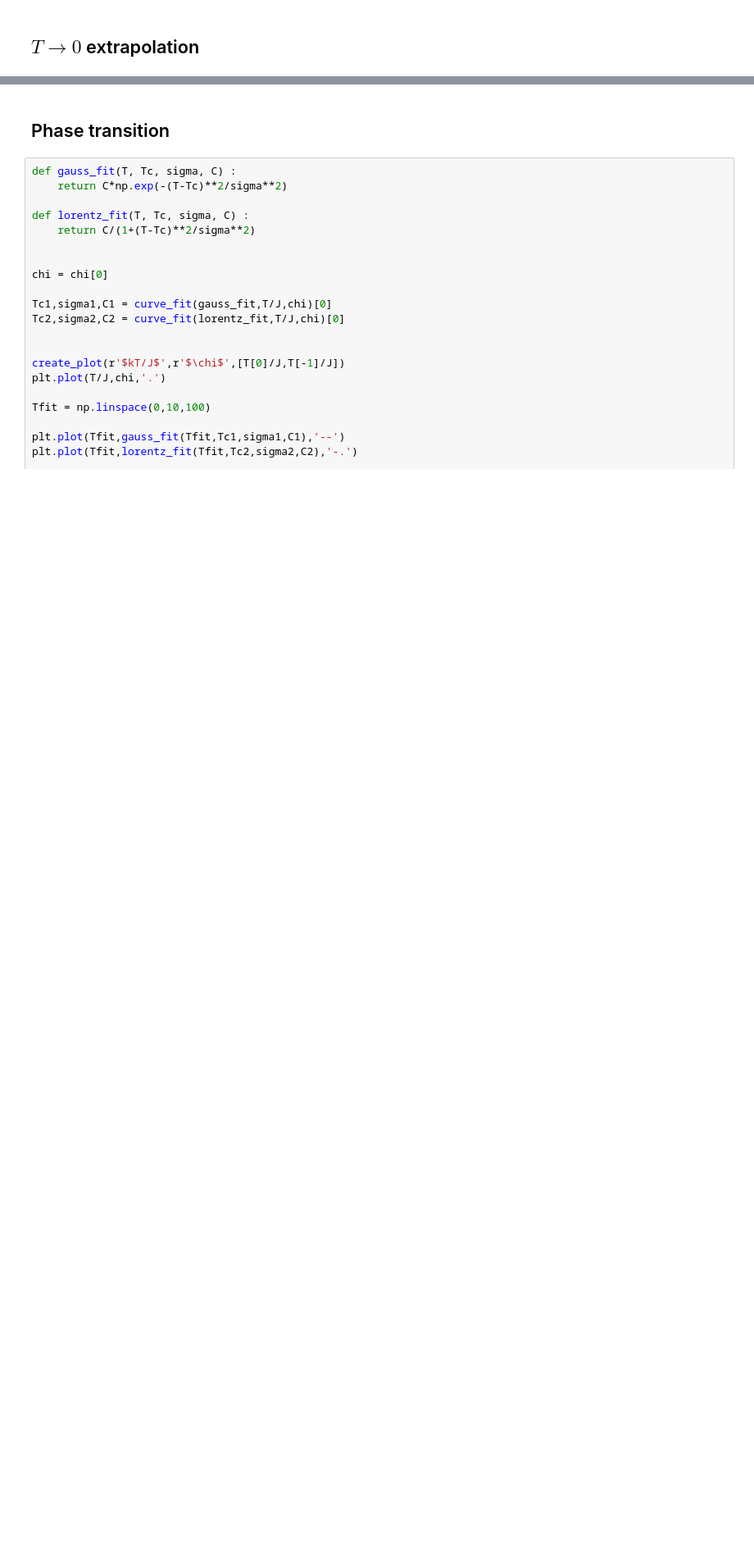
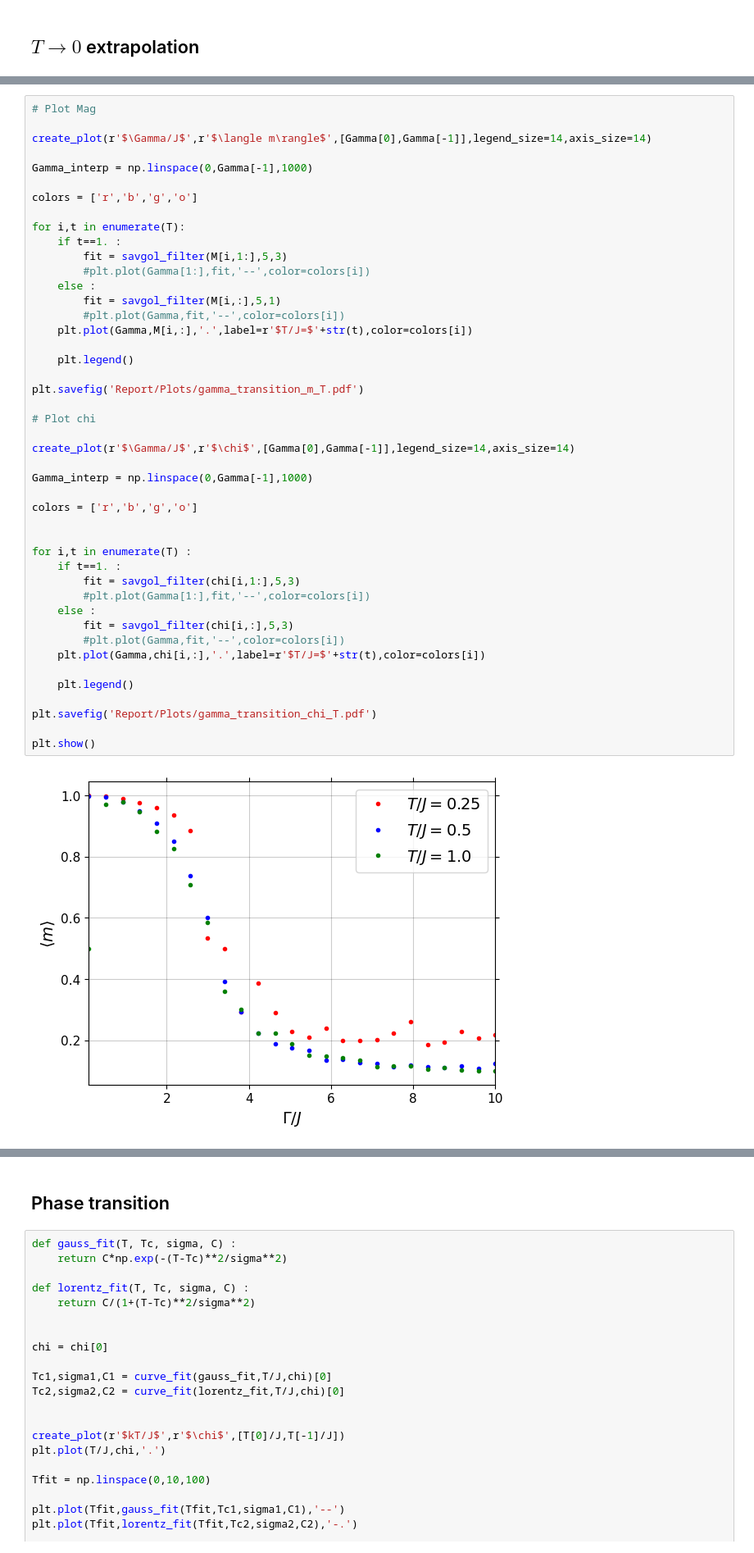
Before and after one commit to MathieuFerey/Transerve-Ising-Model, a Jupyter notebook: Transverse_Ising.ipynb, the cells around one changed output, grey strips where cells are left out. Shown at 82% size. Drawn from its saved outputs; the diff is of its cells as text; blank space fills up the shorter version.

```diff
--- a/Transverse_Ising.ipynb
+++ b/Transverse_Ising.ipynb
@@ -255,0 +268,47 @@ plt.show()
+# %%
+# Plot Mag
+
+create_plot(r'$\Gamma/J$',r'$\langle m\rangle$',[Gamma[0],Gamma[-1]],legend_size=14,axis_size=14)
+
+Gamma_interp = np.linspace(0,Gamma[-1],1000)
+
+colors = ['r','b','g','o']
+
+for i,t in enumerate(T):
+    if t==1. :
+        fit = savgol_filter(M[i,1:],5,3)
+        #plt.plot(Gamma[1:],fit,'--',color=colors[i])
+    else :
+        fit = savgol_filter(M[i,:],5,1)
+        #plt.plot(Gamma,fit,'--',color=colors[i])
+    plt.plot(Gamma,M[i,:],'.',label=r'$T/J=$'+str(t),color=colors[i])
+
+    plt.legend()
+
+plt.savefig('Report/Plots/gamma_transition_m_T.pdf')
+
+# Plot chi
+
+create_plot(r'$\Gamma/J$',r'$\chi$',[Gamma[0],Gamma[-1]],legend_size=14,axis_size=14)
+
+Gamma_interp = np.linspace(0,Gamma[-1],1000)
+
+colors = ['r','b','g','o']
+
+
+for i,t in enumerate(T) :
+    if t==1. :
+        fit = savgol_filter(chi[i,1:],5,3)
+        #plt.plot(Gamma[1:],fit,'--',color=colors[i])
+    else :
+        fit = savgol_filter(chi[i,:],5,3)
+        #plt.plot(Gamma,fit,'--',color=colors[i])
+    plt.plot(Gamma,chi[i,:],'.',label=r'$T/J=$'+str(t),color=colors[i])
+
+    plt.legend()
+
+plt.savefig('Report/Plots/gamma_transition_chi_T.pdf')
+
+plt.show()
+# %% [output]
+[figure, added]
```
Also changed, not shown: parts of 6 cells of this notebook, 15 other files.
